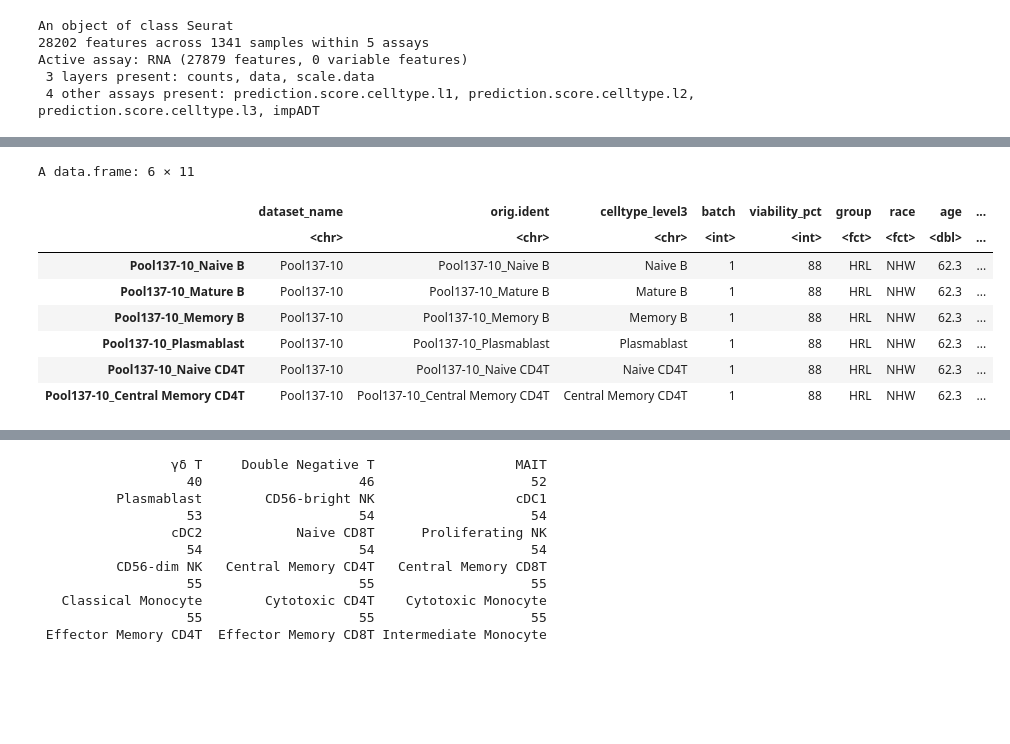
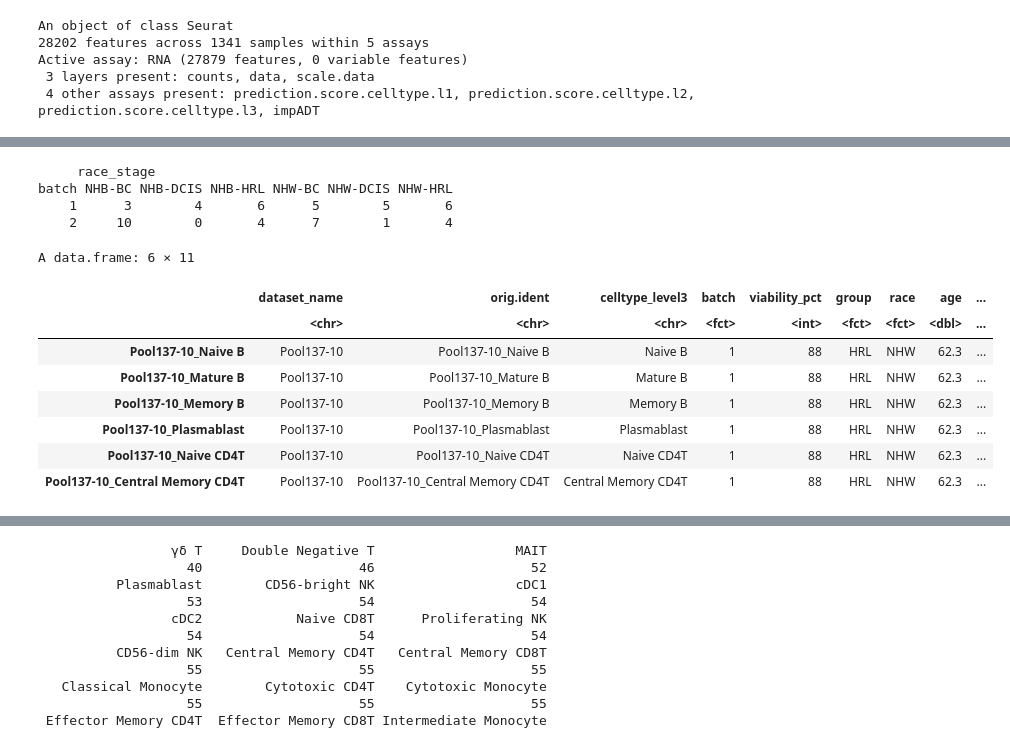
Before and after one commit to ChelseaCHENX/Immune-Weathering-scRNA-seq, a Jupyter notebook: 09.2_calc DEG with batch as covar.ipynb, the cells around one changed output, grey strips where cells are left out. Saved outputs shown, nothing was run; the diff lists cells and outputs as text; code cells hidden in the pictures; blank space fills up the shorter version.

```diff
--- a/09.2_calc DEG and gsea.ipynb
+++ b/09.2_calc DEG with batch as covar.ipynb
@@ -102,25 +100,34 @@ A data.frame: 55 × 9
 | 101-I | Pool138-17 | 2 | 84 | BC | NHB | 74.0 | Y | N | NHB-BC |
 | 73-I | Pool138-20 | 2 | 95 | BC | NHB | 82.0 | Y | Y | NHB-BC |
 | 28-I | Pool138-26 | 2 | 94 | BC | NHB | 86.0 | Y | Y | NHB-BC |
+# %%
+table(meta_pt[,c('batch','race_stage')])
+# %% [output]
+     race_stage
+batch NHB-BC NHB-DCIS NHB-HRL NHW-BC NHW-DCIS NHW-HRL
+    1      3        4       6      5        5       6
+    2     10        0       4      7        1       4
 # %%
 meta_mg = merge(pb@meta.data, meta_pt,
                 by='dataset_name'
                )
 rownames(meta_mg) = meta_mg$orig.ident
 
 meta_mg <- meta_mg %>%
   mutate(
     race     = factor(race, levels = c('NHW','NHB')),
     group    = factor(group, levels = c('HRL','DCIS','BC')),
     diabetes = factor(diabetes, levels = c('N','Y')),
-    obesity  = factor(obesity, levels = c('N','Y'))
+    obesity  = factor(obesity, levels = c('N','Y')),
+
+      batch = factor(batch, levels = c(1,2))
   )
 
 head(meta_mg)
 # %% [output]
 A data.frame: 6 × 11
 |  | dataset_name | orig.ident | celltype_level3 | batch | viability_pct | group | race | age | ... |
-|  | <chr> | <chr> | <chr> | <int> | <int> | <fct> | <fct> | <dbl> | ... |
+|  | <chr> | <chr> | <chr> | <fct> | <int> | <fct> | <fct> | <dbl> | ... |
 | Pool137-10_Naive B | Pool137-10 | Pool137-10_Naive B | Naive B | 1 | 88 | HRL | NHW | 62.3 | ... |
 | Pool137-10_Mature B | Pool137-10 | Pool137-10_Mature B | Mature B | 1 | 88 | HRL | NHW | 62.3 | ... |
 | Pool137-10_Memory B | Pool137-10 | Pool137-10_Memory B | Memory B | 1 | 88 | HRL | NHW | 62.3 | ... |
```
Also changed, not shown: parts of 8 cells of this notebook, 25 other files.
